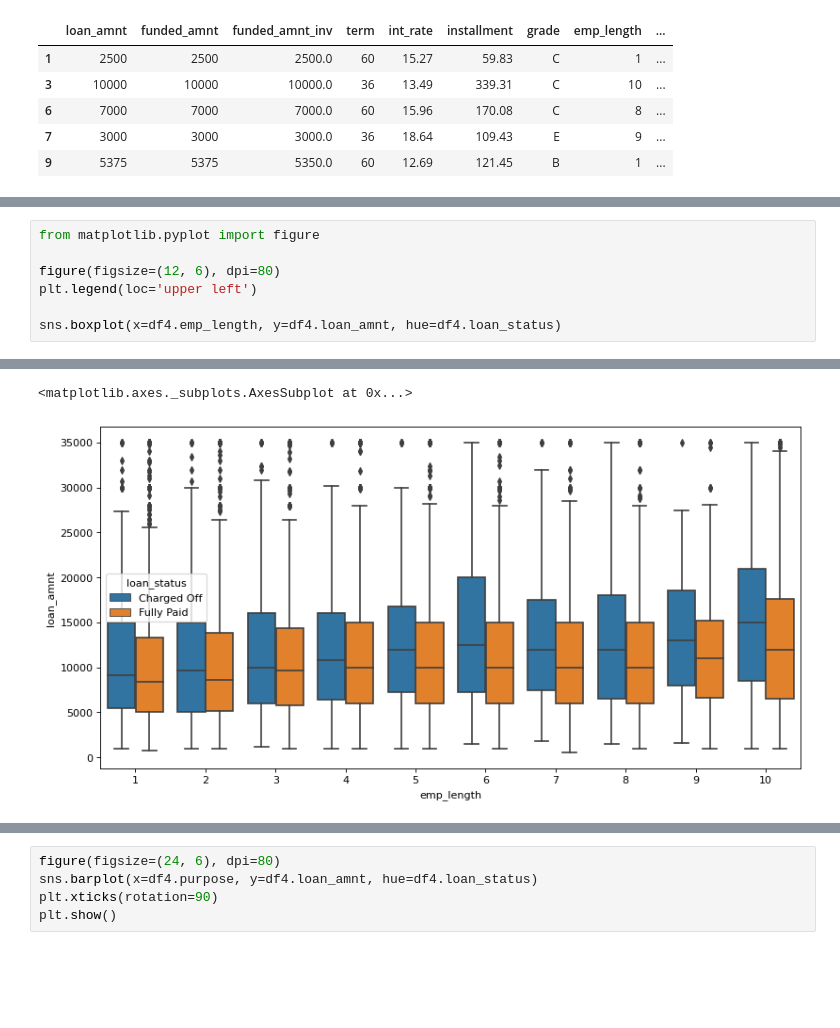
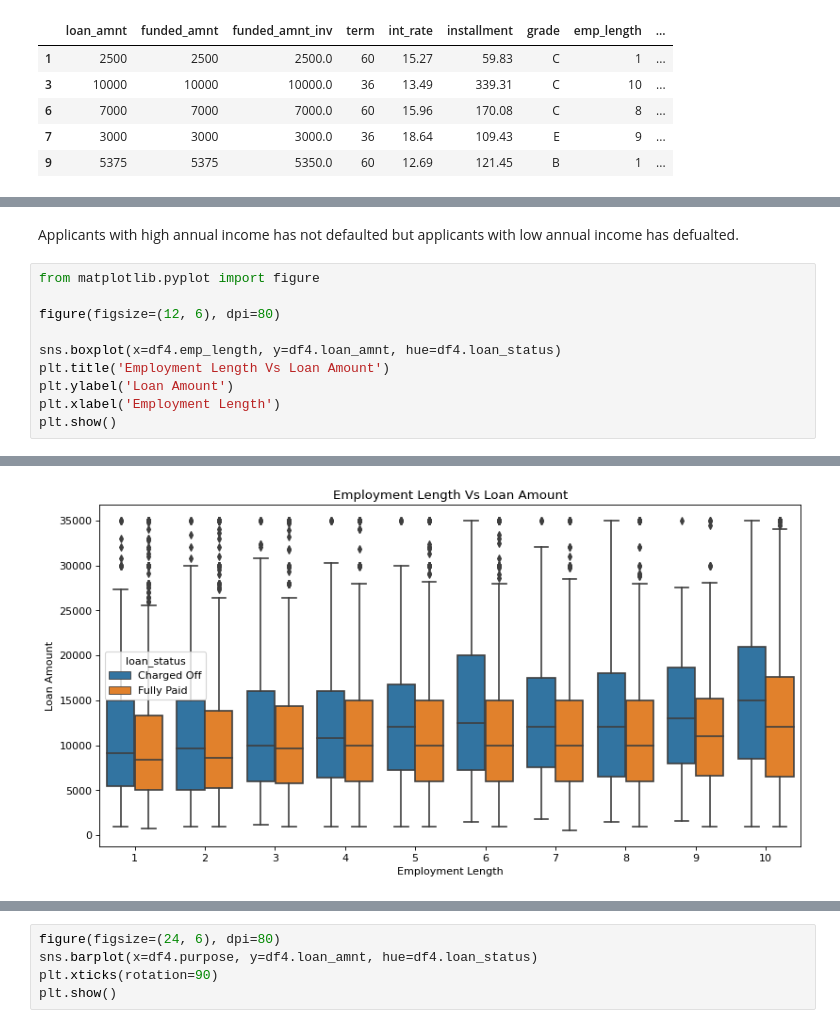
Before and after one commit to hargurjeet/Lending-Club-CaseStudy, a Jupyter notebook: Lending_Club_Case_Study.ipynb, the cells around one changed output, grey strips where cells are left out. Saved outputs shown, nothing was run; the diff lists cells and outputs as text; blank space fills up the shorter version.

```diff
--- a/Lending_Club_Case_Study.ipynb
+++ b/Lending_Club_Case_Study.ipynb
@@ -610,8 +622,13 @@ df4.head()
+# %% [markdown]
+Applicants with high annual income has not defaulted but applicants with low annual income has defualted.
 # %%
 from matplotlib.pyplot import figure
 
 figure(figsize=(12, 6), dpi=80)
-plt.legend(loc='upper left')
 
 sns.boxplot(x=df4.emp_length, y=df4.loan_amnt, hue=df4.loan_status)
+plt.title('Employment Length Vs Loan Amount')
+plt.ylabel('Loan Amount')
+plt.xlabel('Employment Length')
+plt.show()
 # %% [output]
@@ -619,2 +635 @@ WARNING:matplotlib.legend:No handles with labels found to put in legend.
-<matplotlib.axes._subplots.AxesSubplot at 0x...>
-[figure, old version]
+[figure, new version]
```
Also changed, not shown: parts of 19 cells of this notebook.
